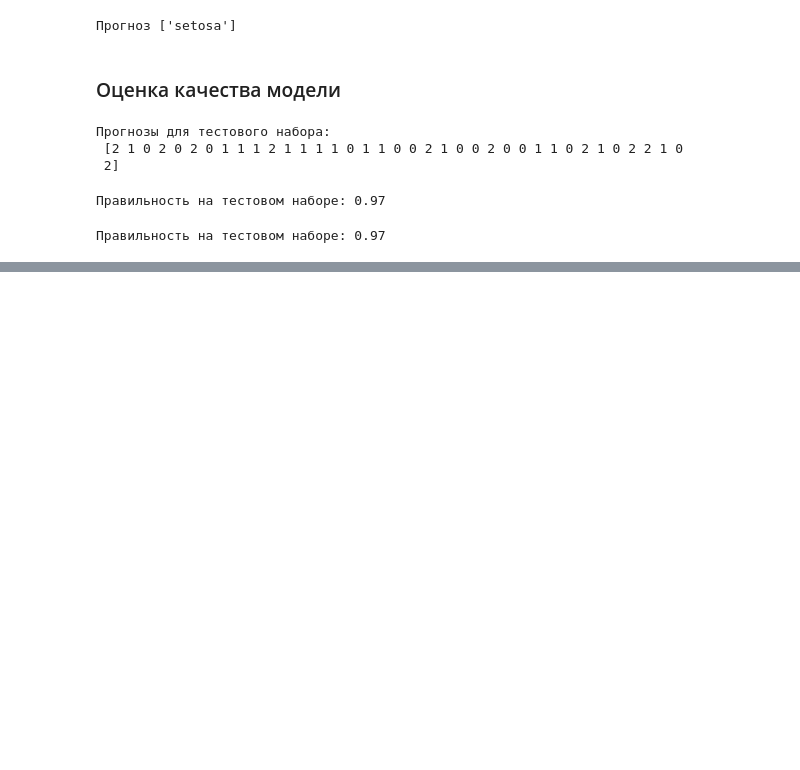
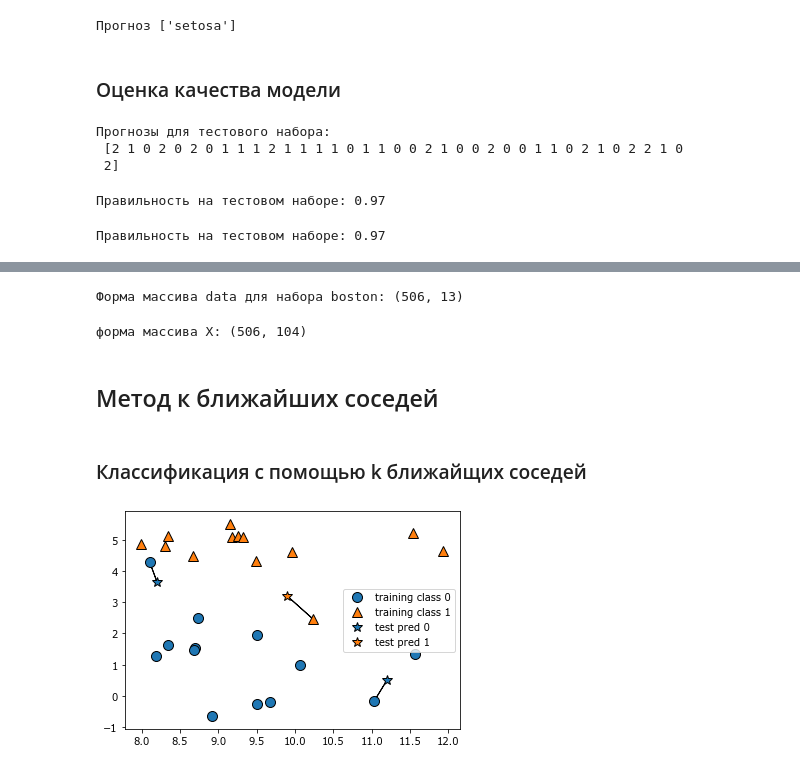
Before and after one commit to fray517/ml, a Jupyter notebook: machine_learning_1.ipynb, the cells around one changed output, grey strips where cells are left out. Saved outputs shown, nothing was run; the diff lists cells and outputs as text; code cells hidden in the pictures; blank space fills up the shorter version.

```diff
--- a/machine_learning_1.ipynb
+++ b/machine_learning_1.ipynb
@@ -177,0 +234,19 @@ print("Правильность на тестовом наборе: {:.2f}".form
+# %%
+from sklearn.datasets import load_boston
+boston = load_boston()
+print("Форма массива data для набора boston: {}".format(boston.data.shape))
+# %% [output]
+Форма массива data для набора boston: (506, 13)
+# %%
+X, y = mglearn.datasets.load_extended_boston()
+print("форма массива Х: {}".format(X.shape))
+# %% [output]
+форма массива Х: (506, 104)
+# %% [markdown]
+## Метод к ближайших соседей
+# %% [markdown]
+### Классификация с помощью k ближайщих соседей
+# %%
+mglearn.plots.plot_knn_classification(n_neighbors=1)
+# %% [output]
+[figure, added]
```
Also changed, not shown: parts of 15 cells of this notebook.
